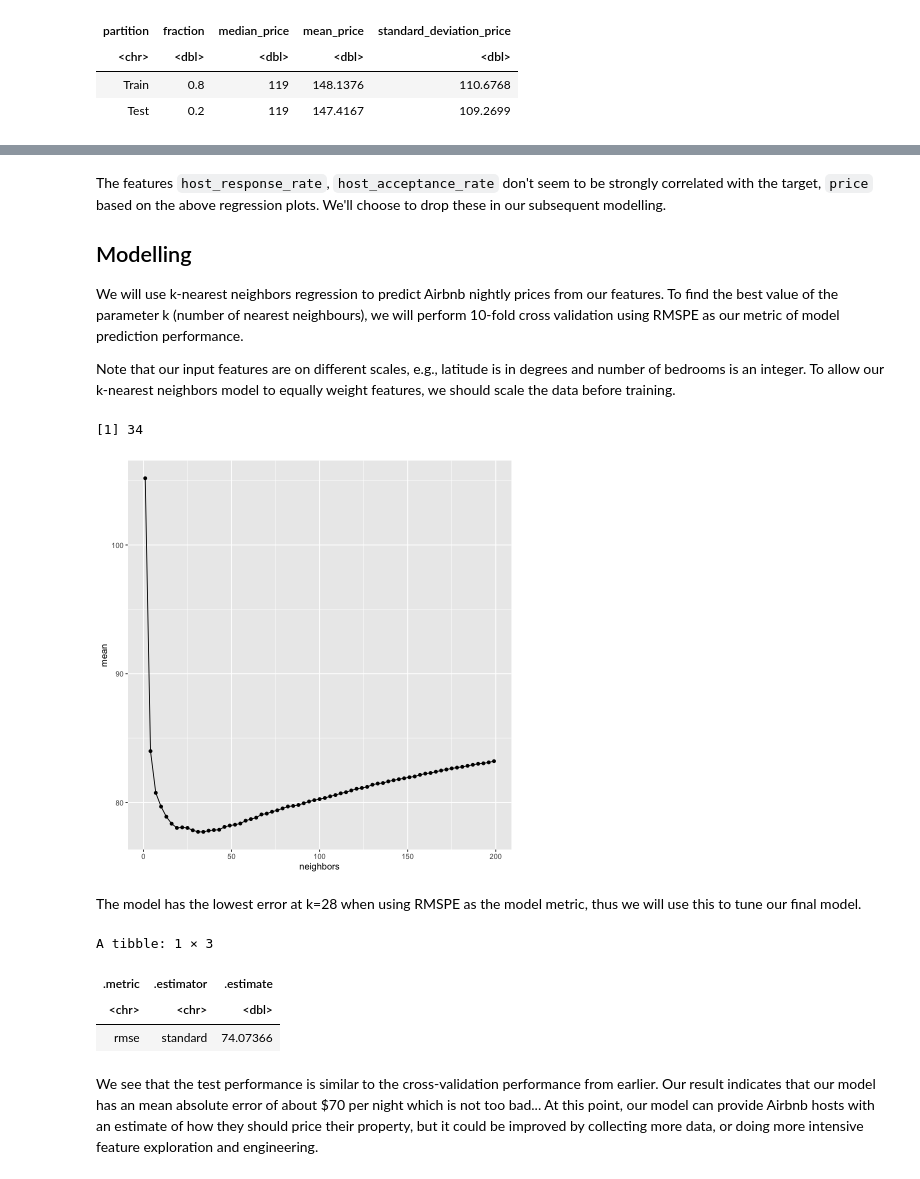
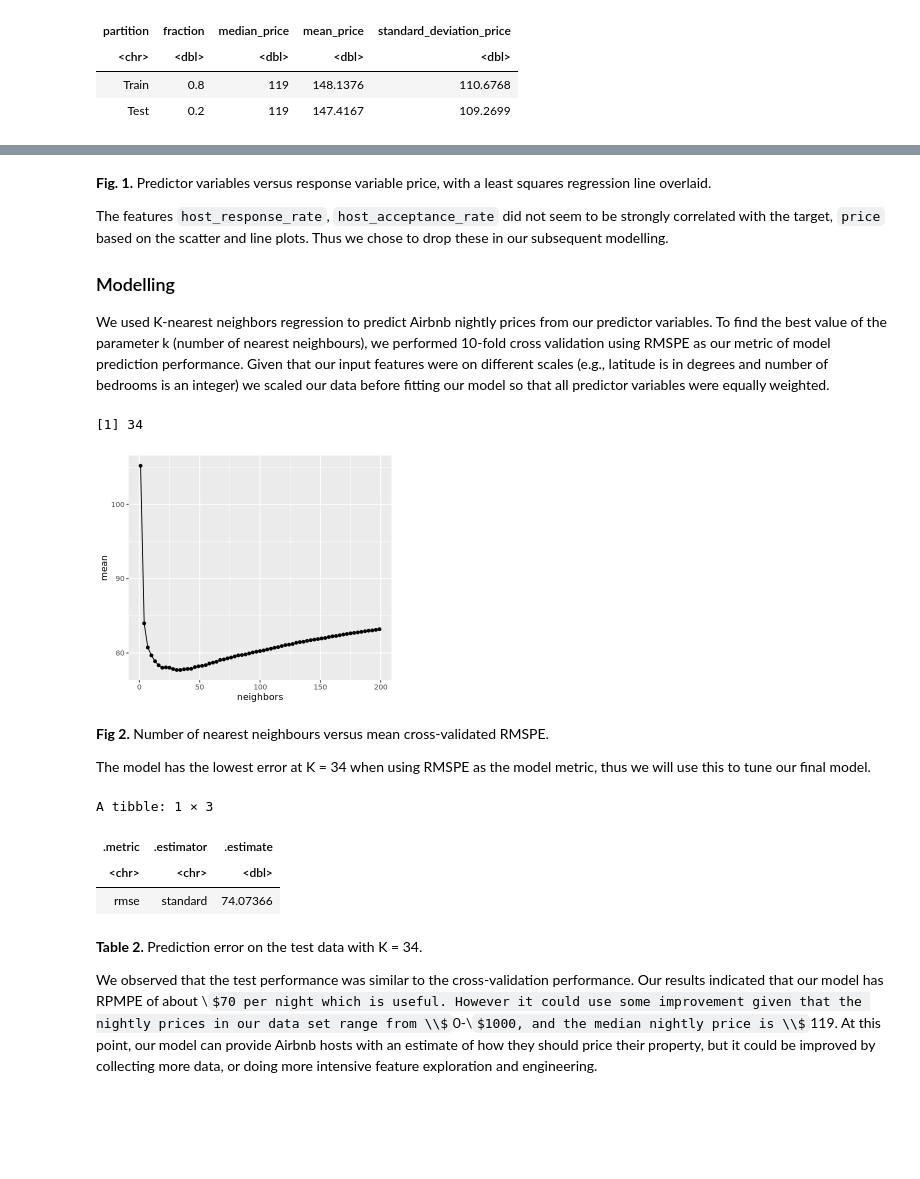
Before and after one commit to UBC-DSCI/predict-airbnb-nightly-price, a Jupyter notebook: notebooks/airbnb_analysis.ipynb, the cells around one changed output, grey strips where cells are left out. Drawn from its saved outputs; the diff is of its cells as text; code cells hidden in the pictures; some formulas as TeX source; blank space fills up the shorter version.

```diff
--- a/notebooks/airbnb_analysis.ipynb
+++ b/notebooks/airbnb_analysis.ipynb
@@ -210,11 +218,11 @@ Warning message:
 # %% [markdown]
-The features `host_response_rate`, `host_acceptance_rate` don't seem to be strongly correlated with the target, `price` based on the above regression plots. We'll choose to drop these in our subsequent modelling.
+**Fig. 1.** Predictor variables versus response variable price, with a least squares regression line overlaid.
 
-## Modelling
+The features `host_response_rate`, `host_acceptance_rate` did not seem to be strongly correlated with the target, `price` based on the scatter and line plots. Thus we chose to drop these in our subsequent modelling.
 
-We will use k-nearest neighbors regression to predict Airbnb nightly prices from our features. To find the best value of the parameter k (number of nearest neighbours), we will perform 10-fold cross validation using RMSPE as our metric of model prediction performance.
+### Modelling
 
-Note that our input features are on different scales, e.g., latitude is in degrees and number of bedrooms is an integer. To allow our k-nearest neighbors model to equally weight features, we should scale the data before training.
+We used K-nearest neighbors regression to predict Airbnb nightly prices from our predictor variables. To find the best value of the parameter k (number of nearest neighbours), we performed 10-fold cross validation using RMSPE as our metric of model prediction performance. Given that our input features were on different scales (e.g., latitude is in degrees and number of bedrooms is an integer) we scaled our data before fitting our model so that all predictor variables were equally weighted.
 # %%
 listings_recipe <- recipe(price ~ latitude +
                           longitude +
@@ -244,21 +252,22 @@ listings_tuning <- workflow() |>
   collect_metrics() |>
   filter(.metric == "rmse")
 # %%
+options(repr.plot.width = 5, repr.plot.height = 4.25)
 ggplot(listings_tuning, aes(x = neighbors, y = mean)) +
     geom_point() +
     geom_line()
 
 kmin <- listings_tuning |>
     arrange(mean) |>
     slice(1)|>
     pull(neighbors)
-
-kmin
 # %% [output]
 [1] 34
-[figure, old version]
+[figure, new version]
 # %% [markdown]
-The model has the lowest error at k=28 when using RMSPE as the model metric, thus we will use this to tune our final model.
+**Fig 2.** Number of nearest neighbours versus mean cross-validated RMSPE.
+
+The model has the lowest error at K = 34 when using RMSPE as the model metric, thus we will use this to tune our final model.
 # %%
 listings_spec <- nearest_neighbor(weight_func = "rectangular", neighbors = kmin) |>
   set_engine("kknn") |>
@@ -282,4 +291,6 @@ A tibble: 1 × 3
 | <chr> | <chr> | <dbl> |
 | rmse | standard | 74.07366 |
 # %% [markdown]
-We see that the test performance is similar to the cross-validation performance from earlier. Our result indicates that our model has an mean absolute error of about $70 per night which is not too bad... At this point, our model can provide Airbnb hosts with an estimate of how they should price their property, but it could be improved by collecting more data, or doing more intensive feature exploration and engineering.
+**Table 2.** Prediction error on the test data with K = 34.
+
+We observed that the test performance was similar to the cross-validation performance. Our results indicated that our model has RPMPE of about \\$70 per night which is useful. However it could use some improvement given that the nightly prices in our data set range from \\$0-\\$1000, and the median nightly price is \\$119. At this point, our model can provide Airbnb hosts with an estimate of how they should price their property, but it could be improved by collecting more data, or doing more intensive feature exploration and engineering.
```
Also changed, not shown: parts of 8 cells of this notebook, 1 other file.
